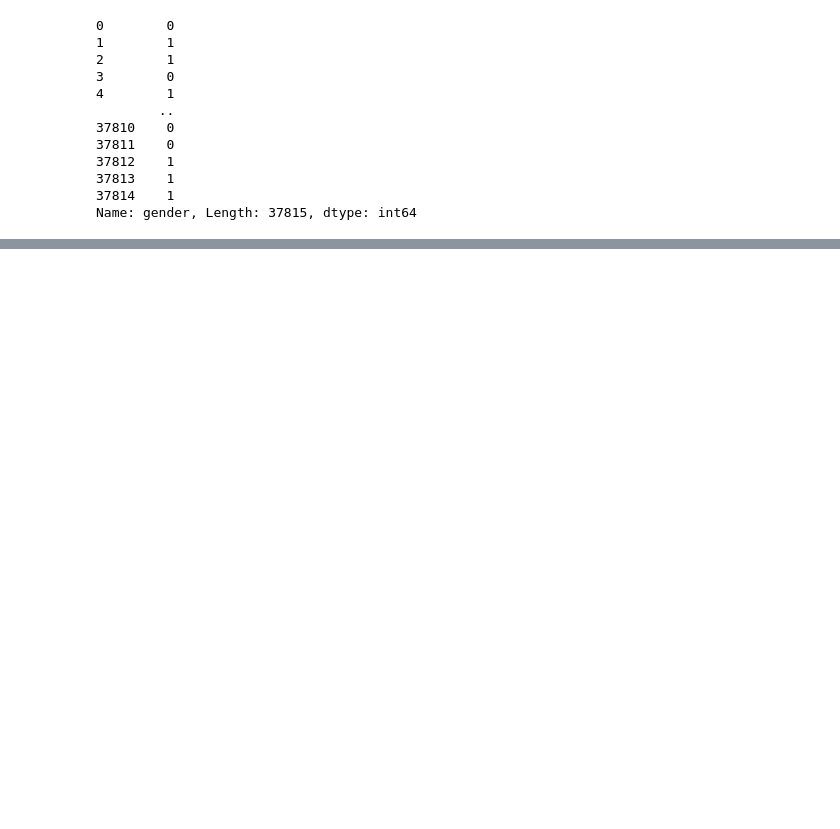
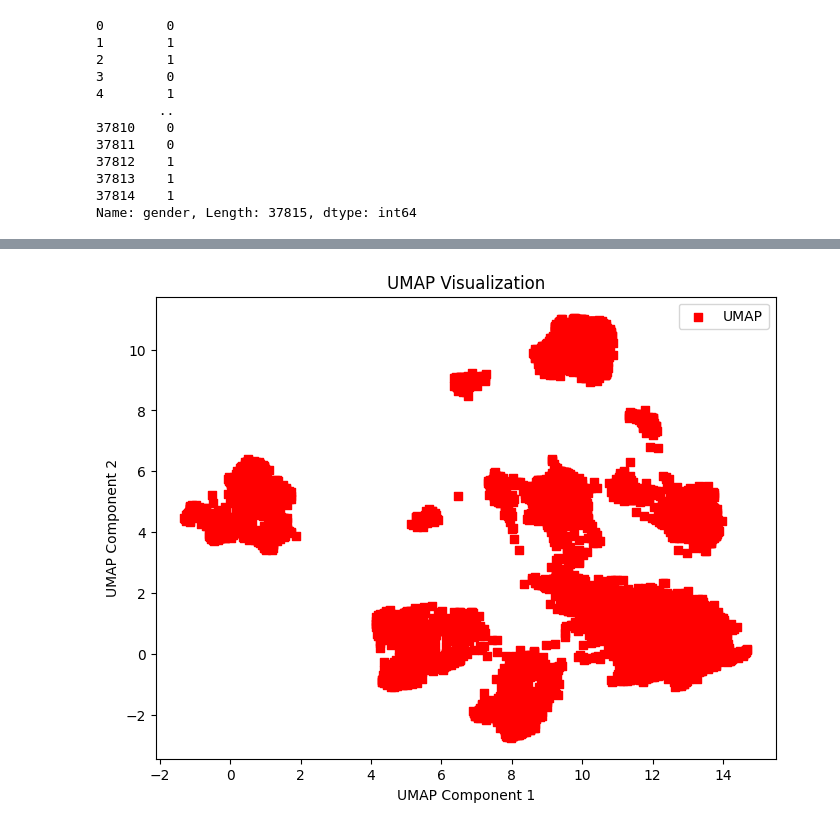
Before and after one commit to MemphiS047/icu-flow-prediction, a Jupyter notebook: script/preprocessing.ipynb, the cells around one changed output, grey strips where cells are left out. Drawn from its saved outputs; the diff is of its cells as text; code cells hidden in the pictures; blank space fills up the shorter version.

```diff
--- a/script/preprocessing.ipynb
+++ b/script/preprocessing.ipynb
@@ -363,0 +378,3 @@ ValueError: could not convert string to float: 'Medicare'
+# %%
+umap_reducer = umap.UMAP(n_components=2, random_state=42)
+umap_result = umap_reducer.fit_transform(pca_result)
@@ -363,0 +391,10 @@ ValueError: could not convert string to float: 'Medicare'
+# %%
+plt.figure(figsize=(8, 6))
+plt.scatter(umap_result[:, 0], umap_result[:, 1], c='r', marker='s', label='UMAP')
+plt.title('UMAP Visualization')
+plt.xlabel('UMAP Component 1')
+plt.ylabel('UMAP Component 2')
+plt.legend()
+plt.show()
+# %% [output]
+[figure, added]
```
Also changed, not shown: parts of 19 cells of this notebook, 1 other file.
